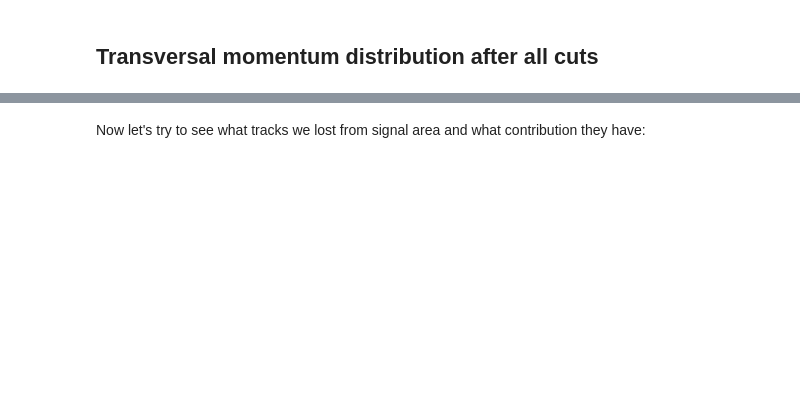
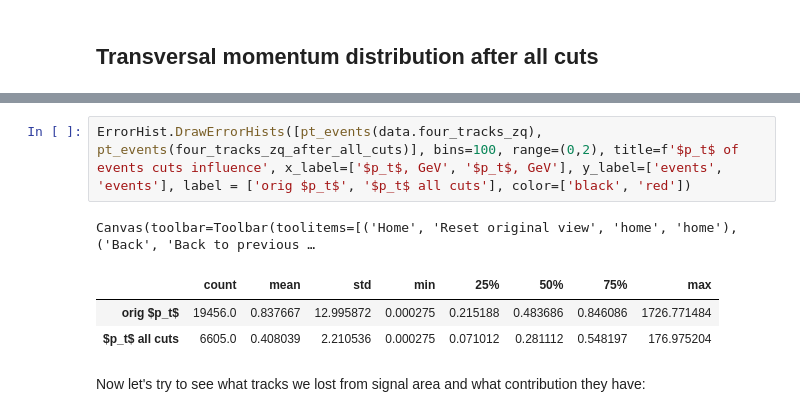
Before and after one commit to bdrum/cern-physics, a Jupyter notebook: notebooks/4TracksAnalysis.ipynb, the cells around one changed output, grey strips where cells are left out. Drawn from its saved outputs; the diff is of its cells as text; blank space fills up the shorter version.

```diff
--- a/notebooks/4TracksAnalysis.ipynb
+++ b/notebooks/4TracksAnalysis.ipynb
@@ -327,3 +270,10 @@ ax.legend()
+# %%
+ErrorHist.DrawErrorHists([pt_events(data.four_tracks_zq), pt_events(four_tracks_zq_after_all_cuts)], bins=100, range=(0,2), title=f'$p_t$ of events cuts influence', x_label=['$p_t$, GeV', '$p_t$, GeV'], y_label=['events', 'events'], label = ['orig $p_t$', '$p_t$ all cuts'], color=['black', 'red'])
+# %% [output]
+Canvas(toolbar=Toolbar(toolitems=[('Home', 'Reset original view', 'home', 'home'), ('Back', 'Back to previous …
+|  | count | mean | std | min | 25% | 50% | 75% | max |
+| orig $p_t$ | 19456.0 | 0.837667 | 12.995872 | 0.000275 | 0.215188 | 0.483686 | 0.846086 | 1726.771484 |
+| $p_t$ all cuts | 6605.0 | 0.408039 | 2.210536 | 0.000275 | 0.071012 | 0.281112 | 0.548197 | 176.975204 |
 # %% [markdown]
 Now  let's try to see what tracks we lost from signal area and what contribution they have:
 # %% [markdown]
```
Also changed, not shown: parts of 13 cells of this notebook, 1 other file.
